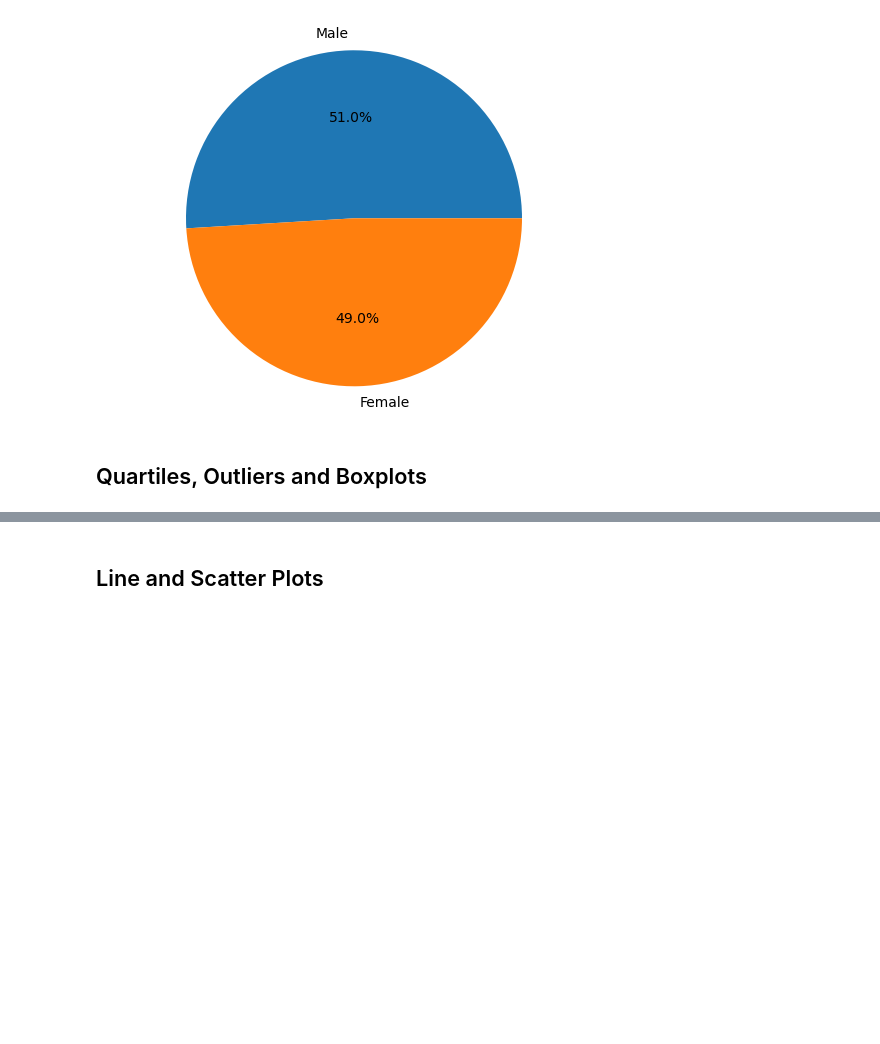
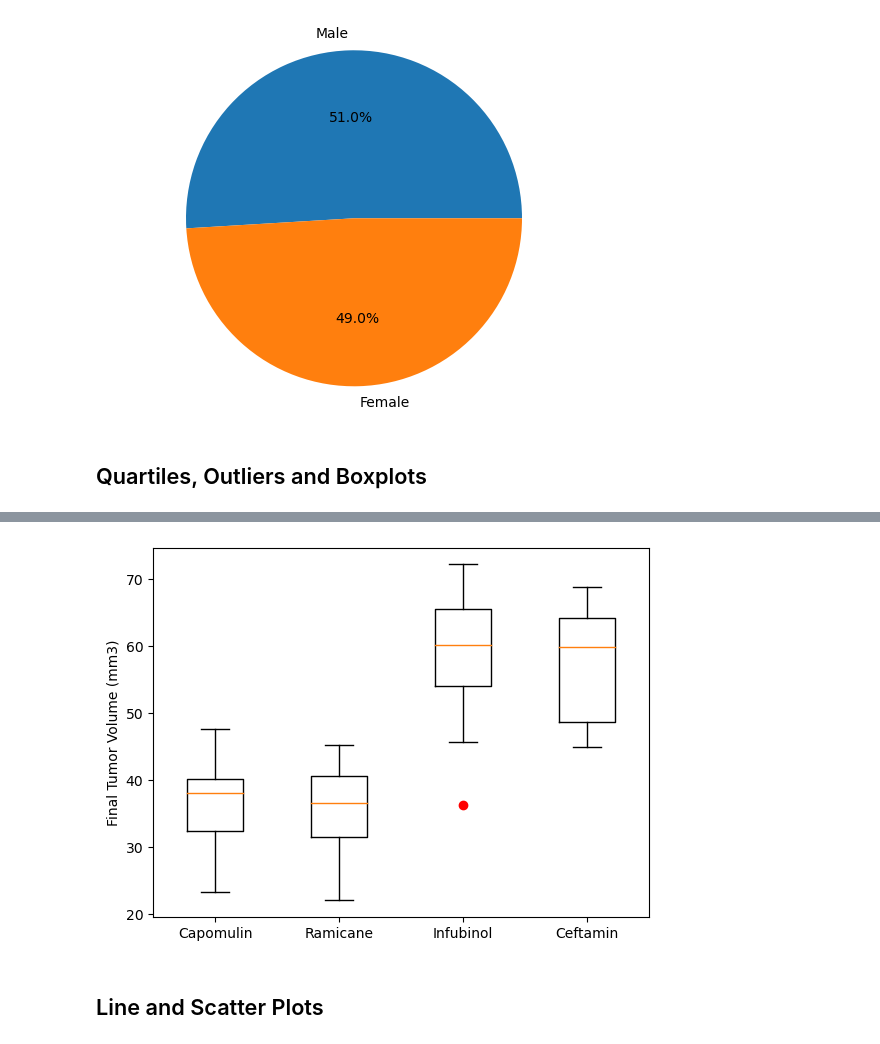
Before and after one commit to j13s3/matplotlib-challenge, a Jupyter notebook: Pymaceuticals/pymaceuticals_starter.ipynb, the cells around one changed output, grey strips where cells are left out. Drawn from its saved outputs; the diff is of its cells as text; code cells hidden in the pictures; blank space fills up the shorter version.

```diff
--- a/Pymaceuticals/pymaceuticals_starter.ipynb
+++ b/Pymaceuticals/pymaceuticals_starter.ipynb
@@ -228,21 +238,9 @@ plt.show()
 # Capomulin, Ramicane, Infubinol, and Ceftamin
 
 # Start by getting the last (greatest) timepoint for each mouse
-max_tumor_df = clean_data_df.groupby(["Mouse ID"]).max()
-# Capomulin_array = (max_tumor_df[(max_tumor_df["Drug Regimen"] == "Capomulin")]["Tumor Volume (mm3)"])
-
-# Ramicane_array = (max_tumor_df[(max_tumor_df["Drug Regimen"] == "Ramicane")]["Tumor Volume (mm3)"])
-# Infubinol_array = (max_tumor_df[(max_tumor_df["Drug Regimen"] == "Infubinol")]["Tumor Volume (mm3)"])
-# Ceftamin_array = (max_tumor_df[(max_tumor_df["Drug Regimen"] == "Ceftamin")]["Tumor Volume (mm3)"])
-
-Capomulin_array = clean_data_df[(clean_data_df["Drug Regimen"] == "Capomulin") & (clean_data_df["Timepoint"]
-== 45)]["Tumor Volume (mm3)"]
-Ramicane_array = clean_data_df[(clean_data_df["Drug Regimen"] == "Ramicane") & (clean_data_df["Timepoint"] == 45)]["Tumor Volume (mm3)"]
-Ceftamin_array = clean_data_df[(clean_data_df["Drug Regimen"] == "Ceftamin") & (clean_data_df["Timepoint"] == 45)]["Tumor Volume (mm3)"]
-
+max_tumor_df = clean_data_df.groupby(["Mouse ID"]).max()["Timepoint"].reset_index()
 
 # Merge this group df with the original DataFrame to get the tumor volume at the last timepoint
-# max_tumor_df
 
-# test = pd.merge(clean_data_df, max_tumor_df, how="right", on=["Mouse ID", "Timepoint"])
-# test
+merged_data_df = pd.merge(max_tumor_df, clean_data_df)
+merged_data_df
@@ -320,2 +310,16 @@ Name: Tumor Volume (mm3), dtype: float64
+# %%
+# Generate a box plot that shows the distrubution of the tumor volume for each treatment group.
+
+# https://www.tutorialspoint.com/plot-multiple-boxplots-in-one-graph-in-pandas-or-matplotlib
+
+# https://matplotlib.org/stable/gallery/statistics/boxplot_demo.html
+
+fig1, ax1 = plt.subplots()
+ax1.set_ylabel('Final Tumor Volume (mm3)')
+ax1.set_xticklabels(drugs)
+ax1.boxplot(drugs_tumor_volume_array, 0, 'ro')
+plt.show()
+# %% [output]
+[figure, added]
 # %% [markdown]
 ## Line and Scatter Plots
```
Also changed, not shown: parts of 12 cells of this notebook, 1 other file.
